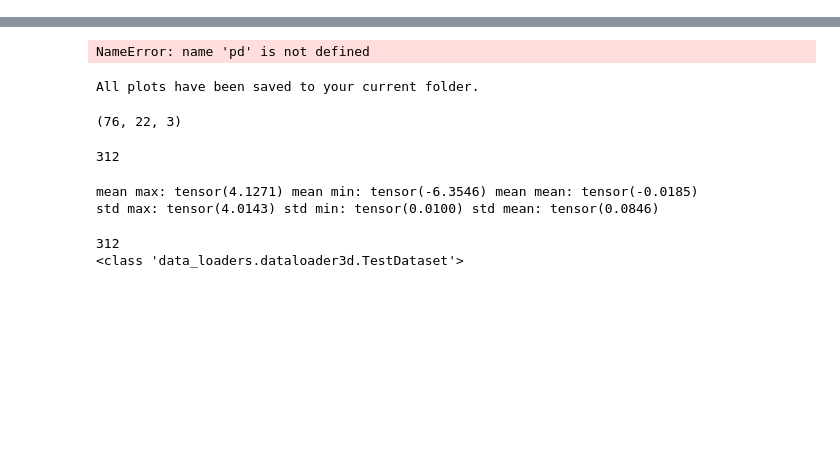
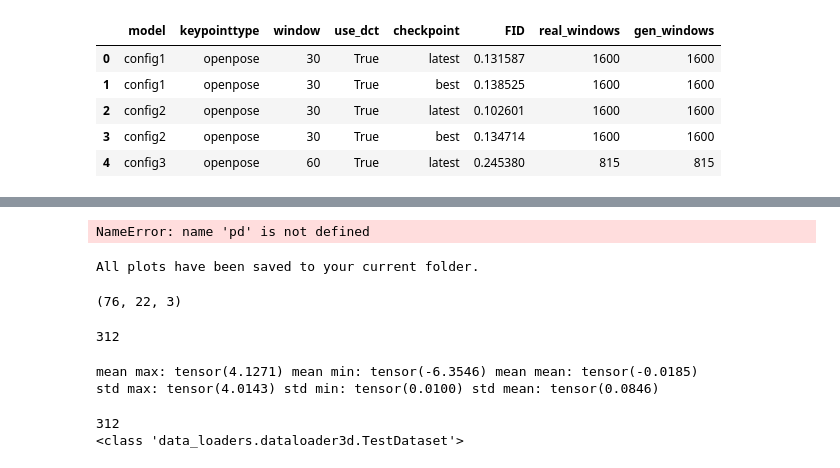
Before and after one commit to Rui1818/3d_motion_generation_cp, a Jupyter notebook: mytest.ipynb, the cells around one changed output, grey strips where cells are left out. Saved outputs shown, nothing was run; the diff lists cells and outputs as text; code cells hidden in the pictures; blank space fills up the shorter version.

```diff
--- a/mytest.ipynb
+++ b/mytest.ipynb
@@ -9,0 +12,9 @@ df=pd.read_csv('results/final/crossval_summary_metrics_dcttransformer.csv')
+# %%
+dffid.head()
+# %% [output]
+|  | model | keypointtype | window | use_dct | checkpoint | FID | real_windows | gen_windows |
+| 0 | config1 | openpose | 30 | True | latest | 0.131587 | 1600 | 1600 |
+| 1 | config1 | openpose | 30 | True | best | 0.138525 | 1600 | 1600 |
+| 2 | config2 | openpose | 30 | True | latest | 0.102601 | 1600 | 1600 |
+| 3 | config2 | openpose | 30 | True | best | 0.134714 | 1600 | 1600 |
+| 4 | config3 | openpose | 60 | True | latest | 0.245380 | 815 | 815 |
```
Also changed, not shown: parts of 5 cells of this notebook, 21 other files.
